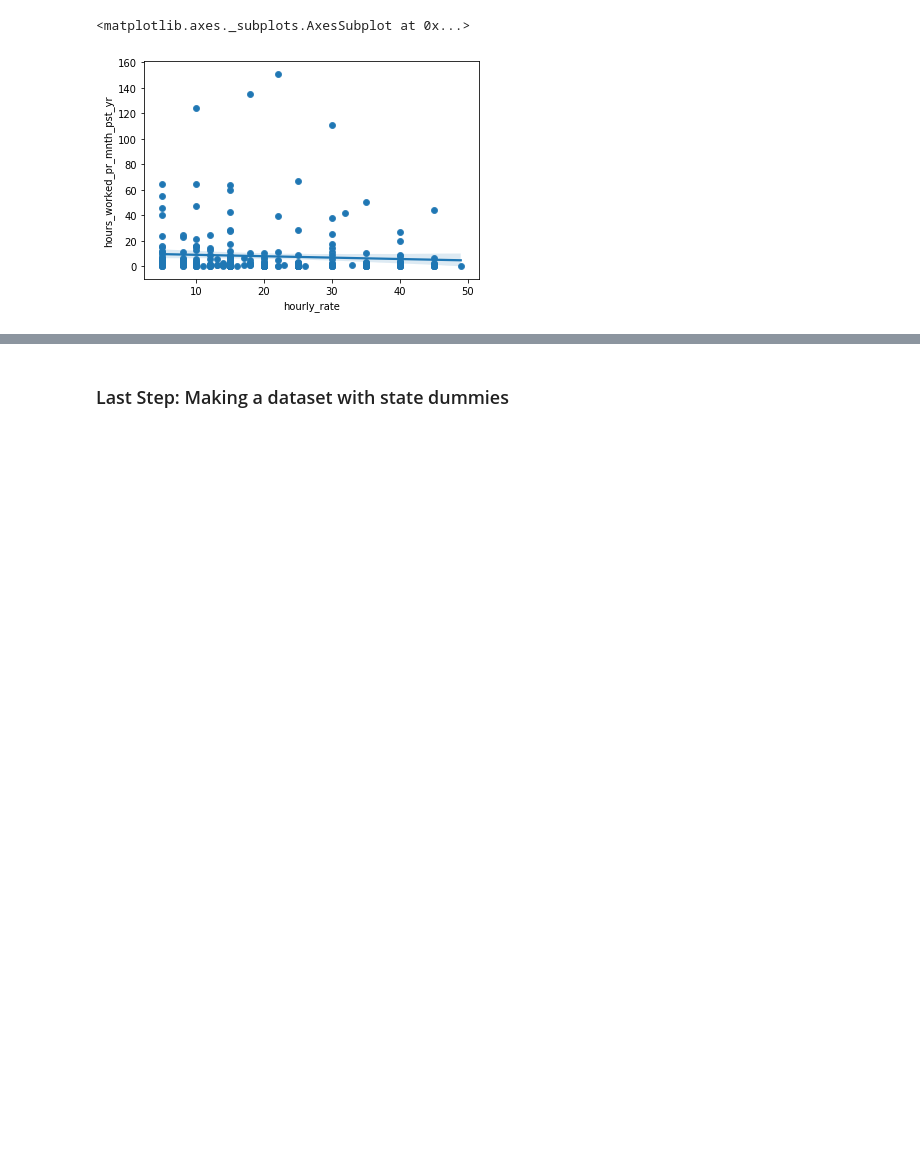
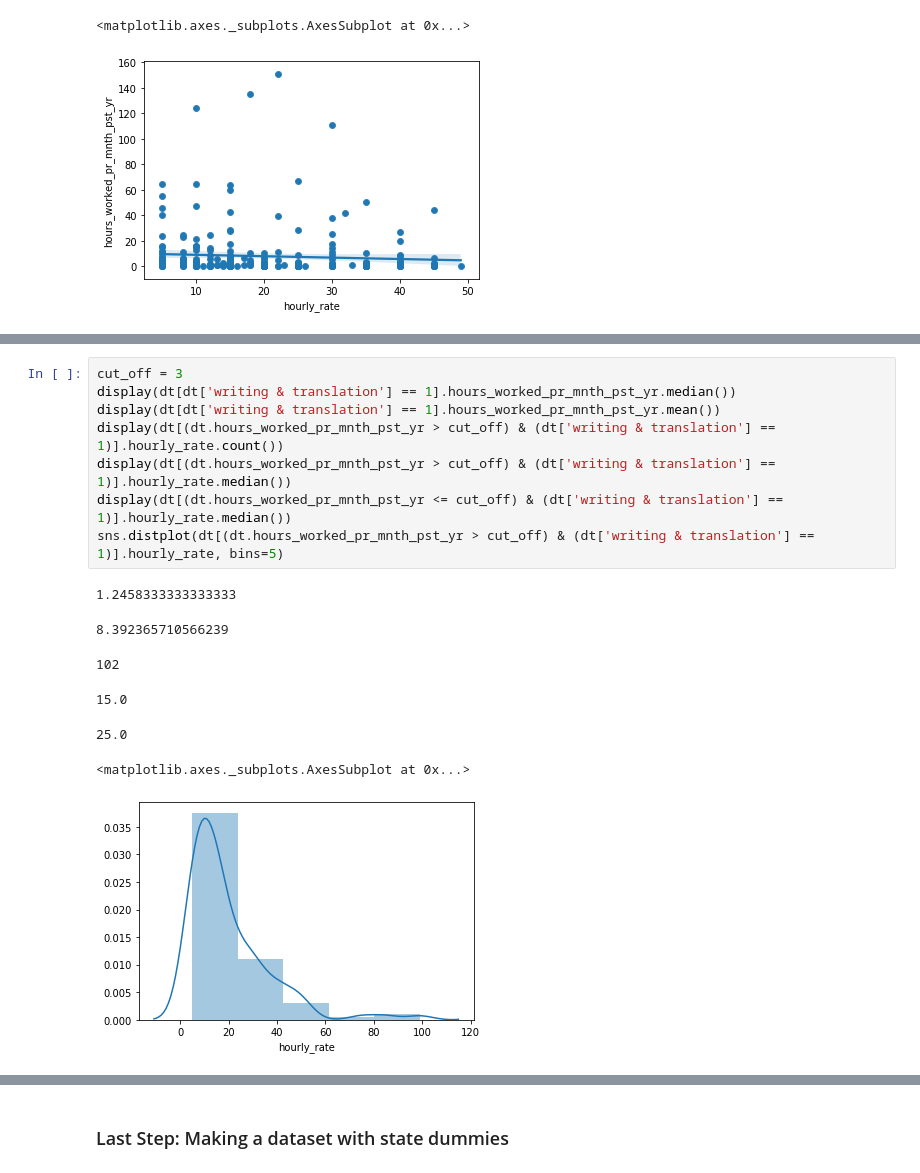
Before and after one commit to lmgibson/MyRate, a Jupyter notebook: notebooks/eda/myrate_eda.ipynb, the cells around one changed output, grey strips where cells are left out. Drawn from its saved outputs; the diff is of its cells as text; blank space fills up the shorter version.

```diff
--- a/notebooks/eda/myrate_eda.ipynb
+++ b/notebooks/eda/myrate_eda.ipynb
@@ -1076,0 +1120,16 @@ writing & translation
+# %%
+cut_off = 3
+display(dt[dt['writing & translation'] == 1].hours_worked_pr_mnth_pst_yr.median())
+display(dt[dt['writing & translation'] == 1].hours_worked_pr_mnth_pst_yr.mean())
+display(dt[(dt.hours_worked_pr_mnth_pst_yr > cut_off) & (dt['writing & translation'] == 1)].hourly_rate.count())
+display(dt[(dt.hours_worked_pr_mnth_pst_yr > cut_off) & (dt['writing & translation'] == 1)].hourly_rate.median())
+display(dt[(dt.hours_worked_pr_mnth_pst_yr <= cut_off) & (dt['writing & translation'] == 1)].hourly_rate.median())
+sns.distplot(dt[(dt.hours_worked_pr_mnth_pst_yr > cut_off) & (dt['writing & translation'] == 1)].hourly_rate, bins=5)
+# %% [output]
+1.2458333333333333
+8.392365710566239
+102
+15.0
+25.0
+<matplotlib.axes._subplots.AxesSubplot at 0x...>
+[figure, added]
```
Also changed, not shown: parts of 18 cells of this notebook.
